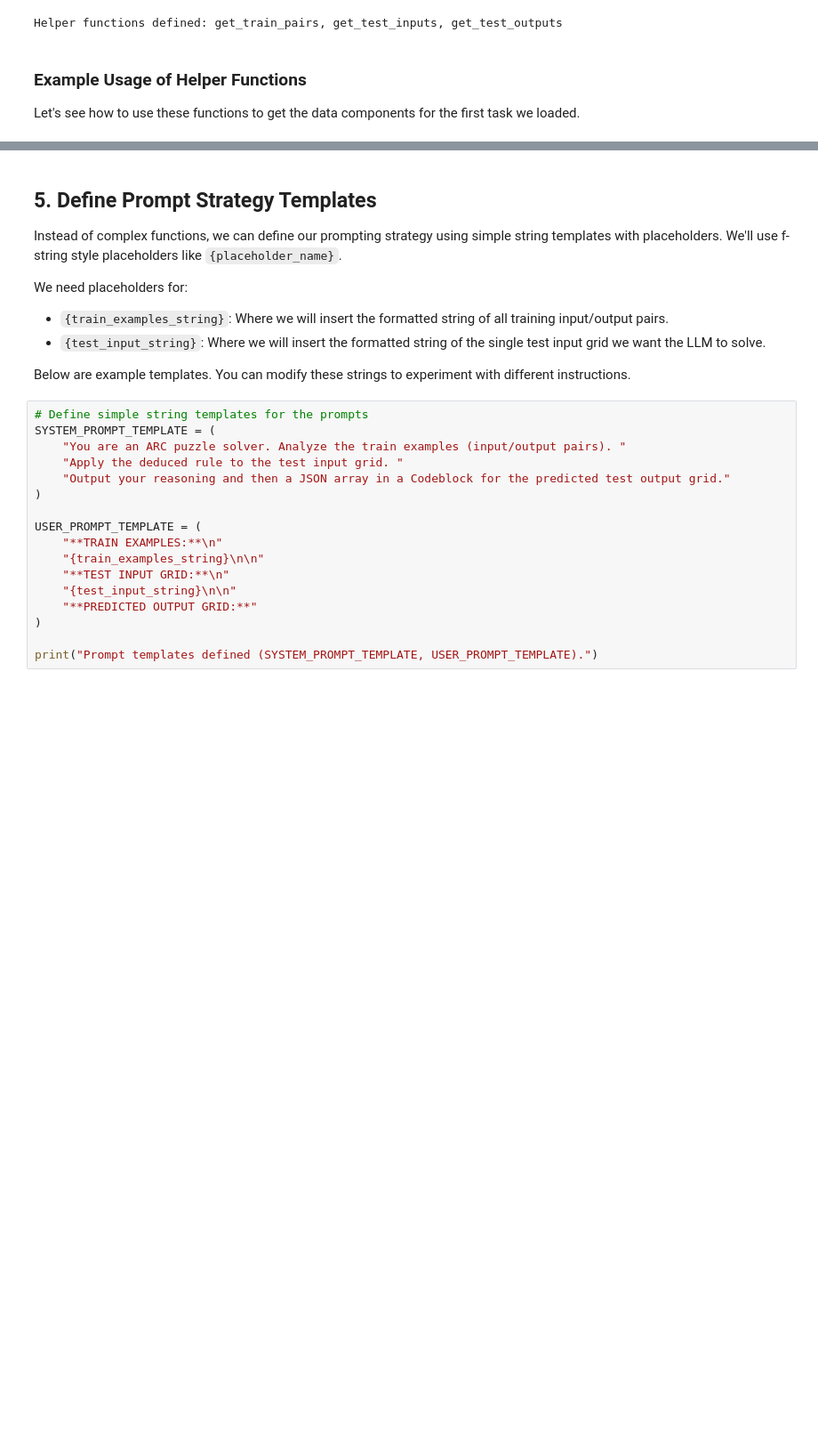
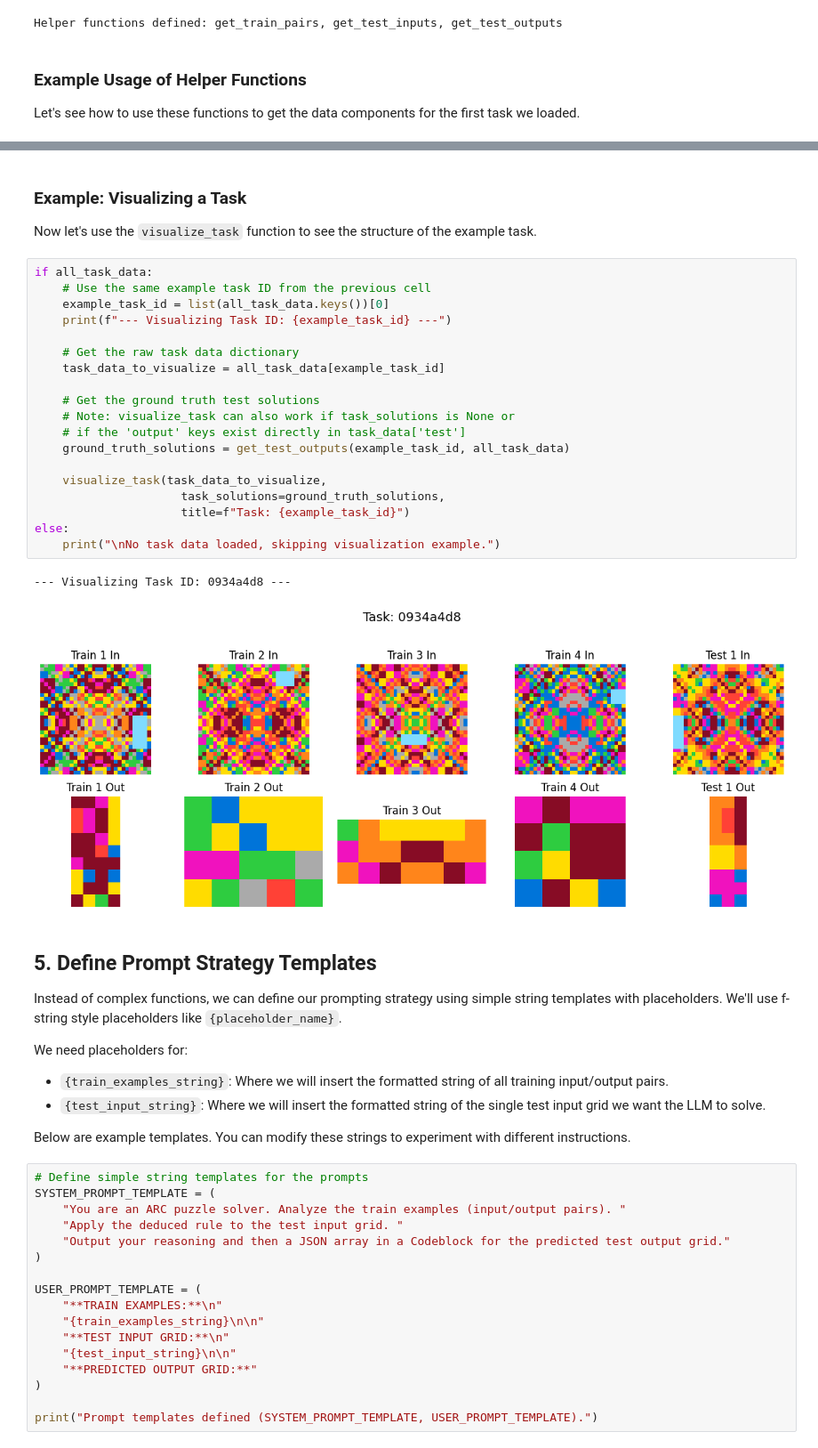
Before and after one commit to Lukhausen/Lepus, a Jupyter notebook: experimental/lukas/benchmarking/run_benchmark.ipynb, the cells around one changed output, grey strips where cells are left out. Shown at 89% size. Saved outputs shown, nothing was run; the diff lists cells and outputs as text; blank space fills up the shorter version.

Commit message:
Better task visualisation

```diff
--- a/experimental/lukas/benchmarking/run_benchmark.ipynb
+++ b/experimental/lukas/benchmarking/run_benchmark.ipynb
@@ -258,6 +353,32 @@ Type of first test input: <class 'list'>
 
 Number of test outputs (solutions): 1
 Type of first test output: <class 'list'>
+# %% [markdown]
+### Example: Visualizing a Task
+
+Now let's use the `visualize_task` function to see the structure of the example task.
+# %%
+if all_task_data:
+    # Use the same example task ID from the previous cell
+    example_task_id = list(all_task_data.keys())[0]
+    print(f"--- Visualizing Task ID: {example_task_id} ---")
+
+    # Get the raw task data dictionary
+    task_data_to_visualize = all_task_data[example_task_id]
+
+    # Get the ground truth test solutions
+    # Note: visualize_task can also work if task_solutions is None or
+    # if the 'output' keys exist directly in task_data['test']
+    ground_truth_solutions = get_test_outputs(example_task_id, all_task_data)
+
+    visualize_task(task_data_to_visualize,
+                     task_solutions=ground_truth_solutions,
+                     title=f"Task: {example_task_id}")
+else:
+    print("\nNo task data loaded, skipping visualization example.")
+# %% [output]
+--- Visualizing Task ID: 0934a4d8 ---
+[figure, added]
 # %% [markdown]
 ## 5. Define Prompt Strategy Templates
 
```
Also changed, not shown: parts of 19 cells of this notebook, 2 other files.
